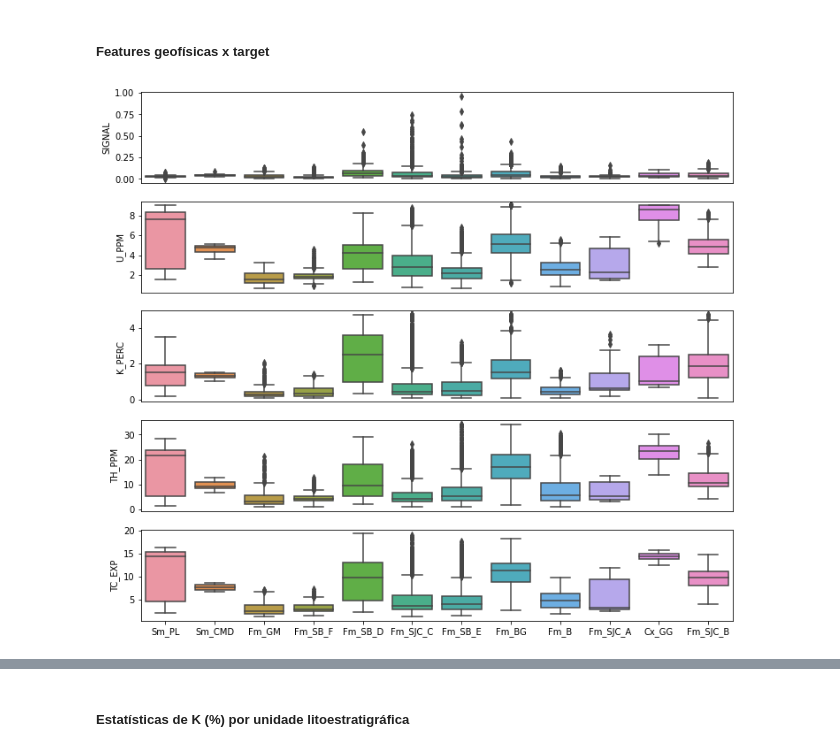
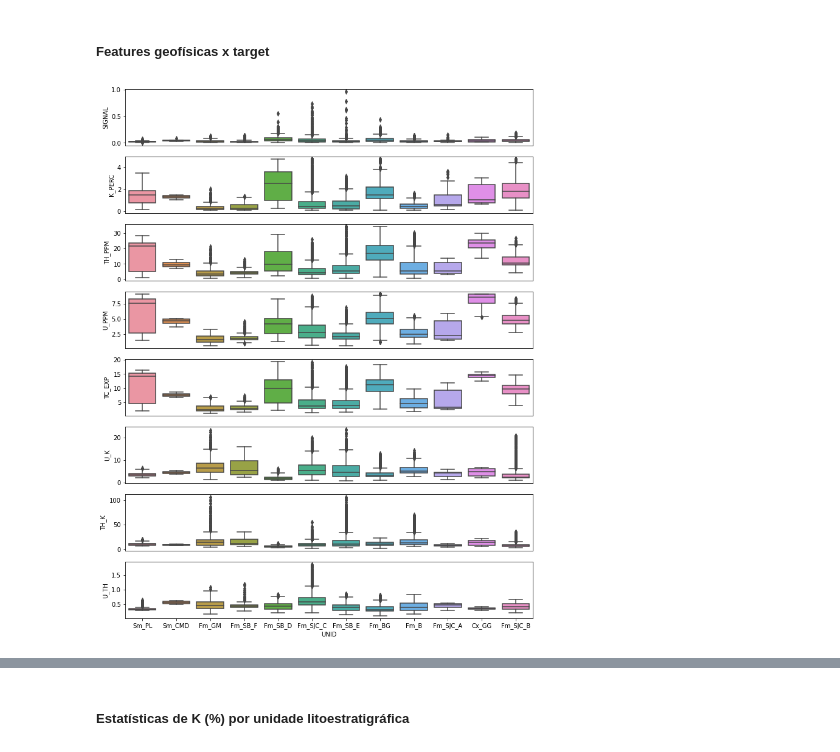
Before and after one commit to fnaghetini/Mapa-Preditivo, a Jupyter notebook: notebook.ipynb, the cells around one changed output, grey strips where cells are left out. Saved outputs shown, nothing was run; the diff lists cells and outputs as text; code cells hidden in the pictures.

```diff
--- a/notebook.ipynb
+++ b/notebook.ipynb
@@ -392,31 +391,27 @@ datadict
 ##### Variáveis globais
 # %%
 # features
-feat = ['SIGNAL', 'K_PERC', 'TH_PPM', 'U_PPM', 'TC_EXP',
+FEAT = ['SIGNAL', 'K_PERC', 'TH_PPM', 'U_PPM', 'TC_EXP',
         'U_K', 'TH_K', 'U_TH', 'MDT', 'MDE', 'B01', 'B02',
         'B03', 'B04', 'B05', 'B06', 'B07', 'B08', 'B09',
         'LAND7_R', 'LAND7_G', 'LAND7_B']
 
 # dados geofísicos
-gf = ['SIGNAL', 'K_PERC', 'TH_PPM', 'U_PPM', 'TC_EXP',
+GF = ['SIGNAL', 'K_PERC', 'TH_PPM', 'U_PPM', 'TC_EXP',
       'U_K', 'TH_K', 'U_TH']
 
+# canais radiométricos
+RADIO = ['K_PERC', 'TH_PPM', 'U_PPM']
+
 # sensores remotos
-sr = ['MDT', 'MDE', 'B01', 'B02','B03', 'B04', 'B05',
+SR = ['MDT', 'MDE', 'B01', 'B02','B03', 'B04', 'B05',
       'B06', 'B07', 'B08', 'B09', 'LAND7_R', 'LAND7_G',
       'LAND7_B']
 
-# metadados
-meta = ['X', 'Y', 'X_UTM_23S_SIRGAS', 'Y_UTM_23S_SIRGAS',
-        'LINE', 'UNID', 'COD_UNID']
-
 # coordenadas em sirgas
-coords = ['X_UTM_23S_SIRGAS', 'Y_UTM_23S_SIRGAS']
-
-# target
-trg = 'ID_UNID'
+COORD = ['X_UTM_23S_SIRGAS', 'Y_UTM_23S_SIRGAS']
 
 # dicionário litoestratigráfico
 dic_lith = {}
-for k, v1, v2 in zip(df[trg].unique(), df['UNID'].unique(), df['COD_UNID'].unique()):
+for k, v1, v2 in zip(df['ID_UNID'].unique(), df['UNID'].unique(), df['COD_UNID'].unique()):
     dic_lith[k] = [v1, v2]
@@ -523,0 +467,10 @@ def sumStats(df = None):
+# %%
+def plotBoxplots(cols = None):
+
+    n = len(cols)
+    fig, axs = plt.subplots(n,1,figsize = (12, n * 2))
+
+    for ax, f in zip(axs, cols):
+        sns.boxplot(y = f, x = 'UNID', data = df, ax = ax)
+        if f != cols[n - 1]:
+            ax.axes.get_xaxis().set_visible(False)
@@ -782,19 +731,7 @@ ax = sns.heatmap(
 - A feature `MDT` apresenta uma correlação linear negativa média com `U_PPM`. Esse fato é interessante e deve ser investigado!
 # %% [markdown]
 ##### Features geofísicas x target
-# %%
-fig, (ax1, ax2, ax3, ax4, ax5) = plt.subplots(5,1,figsize=(12,11))
-
-sns.boxplot(y='SIGNAL', x='UNID', data=df, ax=ax1)
-sns.boxplot(y='U_PPM', x='UNID', data=df, ax=ax2)
-sns.boxplot(y='K_PERC', x='UNID', data=df, ax=ax3)
-sns.boxplot(y='TH_PPM', x='UNID', data=df, ax=ax4)
-sns.boxplot(y='TC_EXP', x='UNID', data=df, ax=ax5)
-
-plt.setp((ax1,ax2,ax3,ax4, ax5), xlabel='')
-ax1.axes.get_xaxis().set_visible(False)
-ax2.axes.get_xaxis().set_visible(False)
-ax3.axes.get_xaxis().set_visible(False)
-ax4.axes.get_xaxis().set_visible(False);
-# %% [output]
-[figure, removed]
+# %%
+plotBoxplots(cols = GF);
+# %% [output]
+[figure, added]
```
Also changed, not shown: parts of 68 cells of this notebook.
